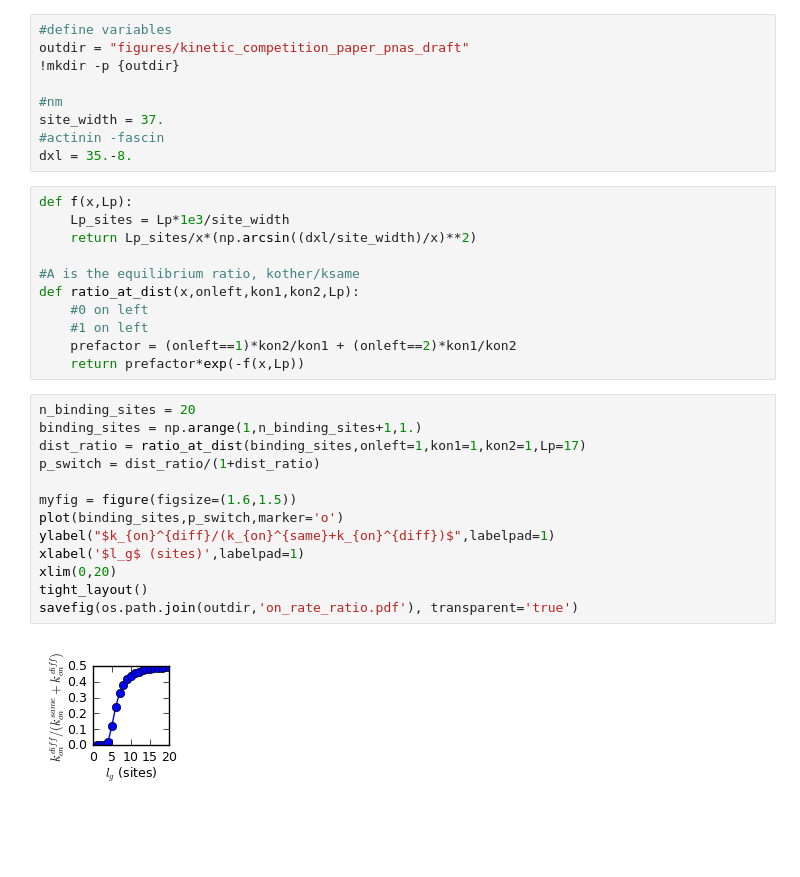
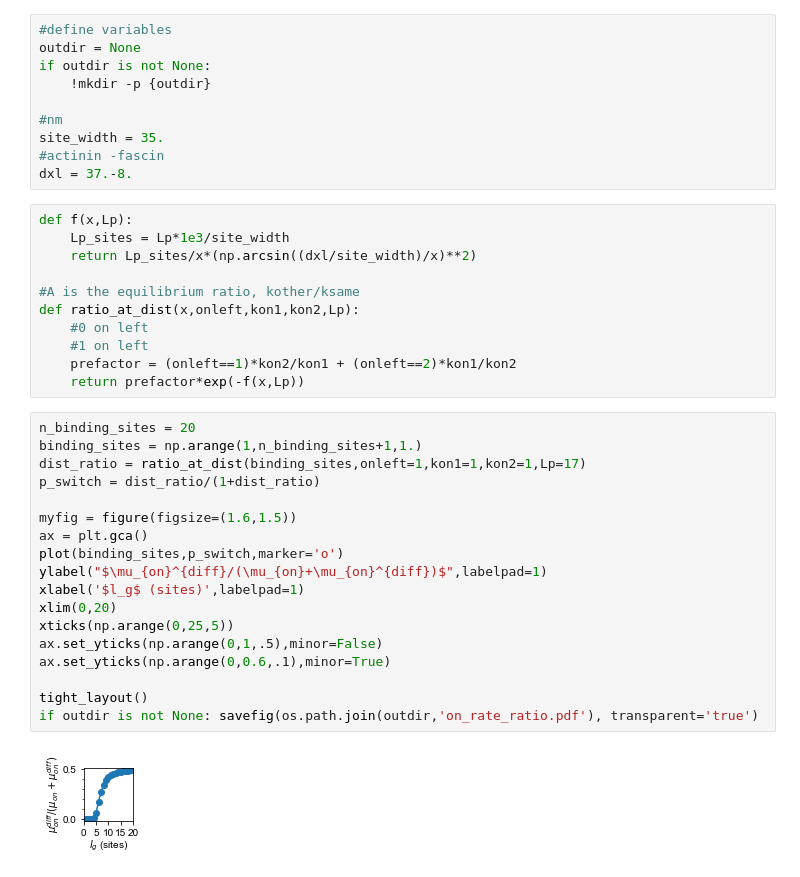
Before and after one commit to Simfreed/AFINES, a Jupyter notebook: xlink_sorting_paper/kmc.ipynb, the cells around one changed output. Drawn from its saved outputs; the diff is of its cells as text; blank space fills up the shorter version.

```diff
--- a/xlink_sorting_paper/kmc.ipynb
+++ b/xlink_sorting_paper/kmc.ipynb
@@ -60,13 +63,14 @@ def bootstrap_ratio(data_list,nrepeats=300,nbins=2,bins_in=None,density=True):
     return ba(bins_total), hist_mean, hist_std, bins_total
 # %%
 #define variables
-outdir = "figures/kinetic_competition_paper_pnas_draft"
-!mkdir -p {outdir}
+outdir = None
+if outdir is not None:
+    !mkdir -p {outdir}
 
 #nm
-site_width = 37.
+site_width = 35.
 #actinin -fascin
-dxl = 35.-8.
+dxl = 37.-8.
 # %%
 def f(x,Lp):
     Lp_sites = Lp*1e3/site_width
@@ -81,18 +85,23 @@ def ratio_at_dist(x,onleft,kon1,kon2,Lp):
 # %%
 n_binding_sites = 20
 binding_sites = np.arange(1,n_binding_sites+1,1.)
 dist_ratio = ratio_at_dist(binding_sites,onleft=1,kon1=1,kon2=1,Lp=17)
 p_switch = dist_ratio/(1+dist_ratio)
 
 myfig = figure(figsize=(1.6,1.5))
+ax = plt.gca()
 plot(binding_sites,p_switch,marker='o')
-ylabel("$k_{on}^{diff}/(k_{on}^{same}+k_{on}^{diff})$",labelpad=1)
+ylabel("$\mu_{on}^{diff}/(\mu_{on}+\mu_{on}^{diff})$",labelpad=1)
 xlabel('$l_g$ (sites)',labelpad=1)
 xlim(0,20)
+xticks(np.arange(0,25,5))
+ax.set_yticks(np.arange(0,1,.5),minor=False)
+ax.set_yticks(np.arange(0,0.6,.1),minor=True)
+
 tight_layout()
-savefig(os.path.join(outdir,'on_rate_ratio.pdf'), transparent='true')
+if outdir is not None: savefig(os.path.join(outdir,'on_rate_ratio.pdf'), transparent='true')
 # %% [output]
-[figure, old version]
+[figure, new version]
 # %%
 def rates(n_rate_sites,onleft,kon1,kon2,Lp):
     rate_list = []
```
Also changed, not shown: parts of 10 cells of this notebook, 2 other files.
